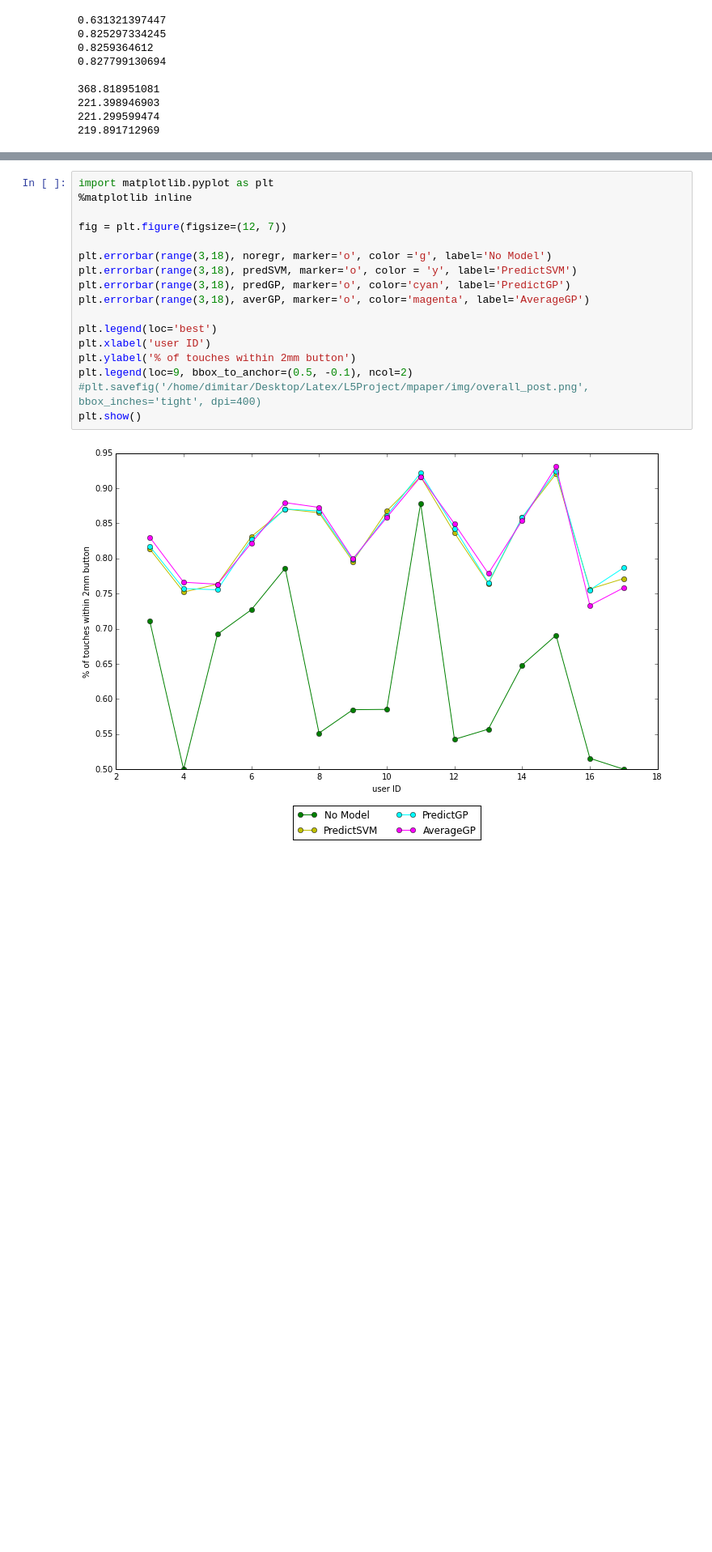
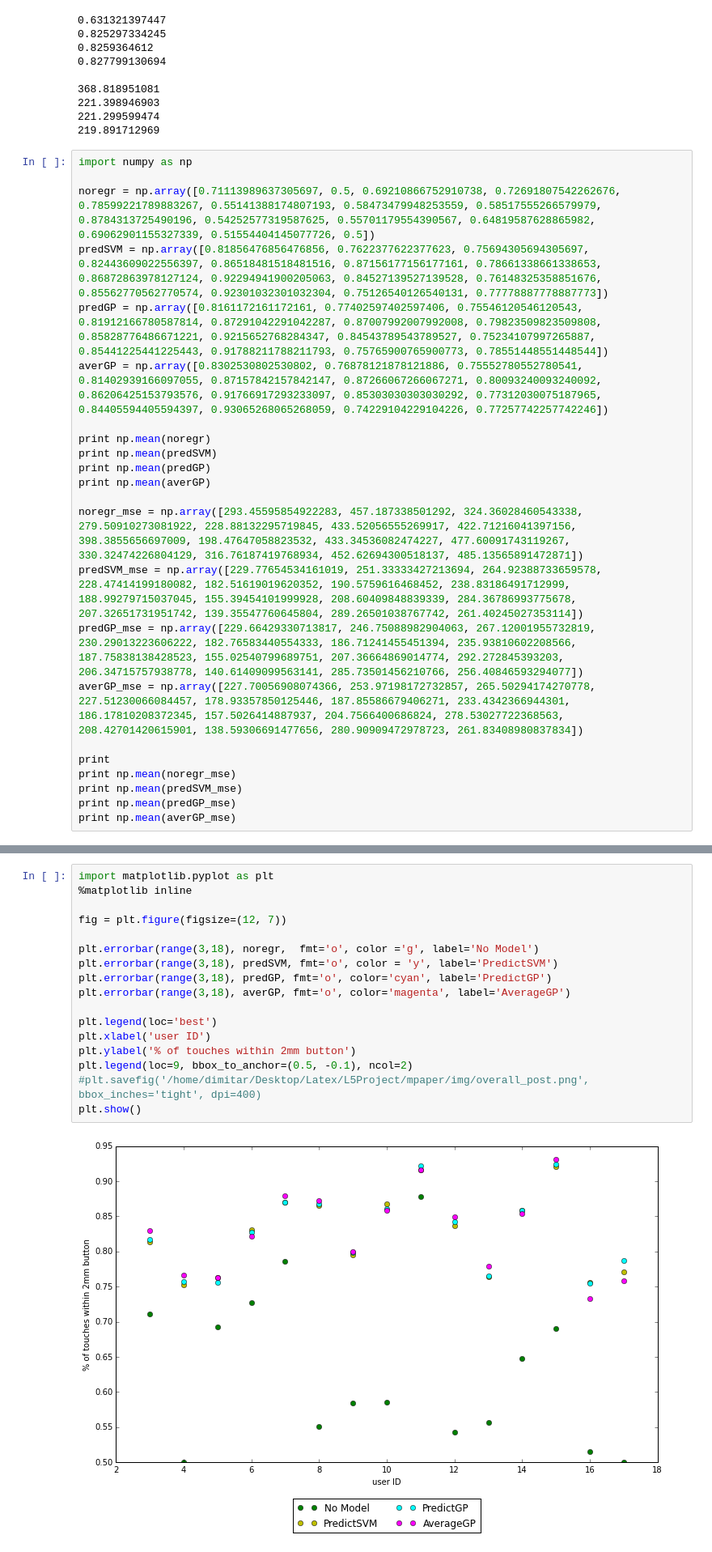
Before and after one commit to Vorte/Level5Project, a Jupyter notebook: notebooks/offsets/ComparePostures.ipynb, the cells around one changed output, grey strips where cells are left out. Shown at 81% size. Saved outputs shown, nothing was run; the diff lists cells and outputs as text; blank space fills up the shorter version.

```diff
--- a/notebooks/offsets/ComparePostures.ipynb
+++ b/notebooks/offsets/ComparePostures.ipynb
@@ -109,3 +109,26 @@ print np.mean(averGP_mse)
 221.398946903
 221.299599474
 219.891712969
+# %%
+import numpy as np
+
+noregr = np.array([0.71113989637305697, 0.5, 0.69210866752910738, 0.72691807542262676, 0.78599221789883267, 0.55141388174807193, 0.58473479948253559, 0.58517555266579979, 0.8784313725490196, 0.54252577319587625, 0.55701179554390567, 0.64819587628865982, 0.69062901155327339, 0.51554404145077726, 0.5])
+predSVM = np.array([0.81856476856476856, 0.7622377622377623, 0.75694305694305697, 0.82443609022556397, 0.86518481518481516, 0.87156177156177161, 0.78661338661338653, 0.86872863978127124, 0.92294941900205063, 0.84527139527139528, 0.76148325358851676, 0.85562770562770574, 0.92301032301032304, 0.75126540126540131, 0.77778887778887773])
+predGP = np.array([0.8161172161172161, 0.77402597402597406, 0.75546120546120543, 0.81912166780587814, 0.87291042291042287, 0.87007992007992008, 0.79823509823509808, 0.85828776486671221, 0.9215652768284347, 0.84543789543789527, 0.75234107997265887, 0.85441225441225443, 0.91788211788211793, 0.75765900765900773, 0.78551448551448544])
+averGP = np.array([0.8302530802530802, 0.76878121878121886, 0.75552780552780541, 0.81402939166097055, 0.87157842157842147, 0.87266067266067271, 0.80093240093240092, 0.86206425153793576, 0.91766917293233097, 0.85303030303030292, 0.77312030075187965, 0.84405594405594397, 0.93065268065268059, 0.74229104229104226, 0.77257742257742246])
+
+print np.mean(noregr)
+print np.mean(predSVM)
+print np.mean(predGP)
+print np.mean(averGP)
+
+noregr_mse = np.array([293.45595854922283, 457.187338501292, 324.36028460543338, 279.50910273081922, 228.88132295719845, 433.52056555269917, 422.71216041397156, 398.3855656697009, 198.47647058823532, 433.34536082474227, 477.60091743119267, 330.32474226804129, 316.76187419768934, 452.62694300518137, 485.13565891472871])
+predSVM_mse = np.array([229.77654534161019, 251.33333427213694, 264.92388733659578, 228.47414199180082, 182.51619019620352, 190.5759616468452, 238.83186491712999, 188.99279715037045, 155.39454101999928, 208.60409848839339, 284.36786993775678, 207.32651731951742, 139.35547760645804, 289.26501038767742, 261.40245027353114])
+predGP_mse = np.array([229.66429330713817, 246.75088982904063, 267.12001955732819, 230.29013223606222, 182.76583440554333, 186.71241455451394, 235.93810602208566, 187.75838138428523, 155.02540799689751, 207.36664869014774, 292.272845393203, 206.34715757938778, 140.61409099563141, 285.73501456210766, 256.40846593294077])
+averGP_mse = np.array([227.70056908074366, 253.97198172732857, 265.50294174270778, 227.51230066084457, 178.93357850125446, 187.85586679406271, 233.4342366944301, 186.17810208372345, 157.5026414887937, 204.7566400686824, 278.53027722368563, 208.42701420615901, 138.59306691477656, 280.90909472978723, 261.83408980837834])
+
+print
+print np.mean(noregr_mse)
+print np.mean(predSVM_mse)
+print np.mean(predGP_mse)
+print np.mean(averGP_mse)
@@ -134,19 +167,19 @@ print np.mean(table,0)
 # %%
 import matplotlib.pyplot as plt
 %matplotlib inline
 
 fig = plt.figure(figsize=(12, 7))
 
-plt.errorbar(range(3,18), noregr, marker='o', color ='g', label='No Model')
-plt.errorbar(range(3,18), predSVM, marker='o', color = 'y', label='PredictSVM')
-plt.errorbar(range(3,18), predGP, marker='o', color='cyan', label='PredictGP')
-plt.errorbar(range(3,18), averGP, marker='o', color='magenta', label='AverageGP')
+plt.errorbar(range(3,18), noregr,  fmt='o', color ='g', label='No Model')
+plt.errorbar(range(3,18), predSVM, fmt='o', color = 'y', label='PredictSVM')
+plt.errorbar(range(3,18), predGP, fmt='o', color='cyan', label='PredictGP')
+plt.errorbar(range(3,18), averGP, fmt='o', color='magenta', label='AverageGP')
 
 plt.legend(loc='best')
 plt.xlabel('user ID')
 plt.ylabel('% of touches within 2mm button')
 plt.legend(loc=9, bbox_to_anchor=(0.5, -0.1), ncol=2)
 #plt.savefig('/home/dimitar/Desktop/Latex/L5Project/mpaper/img/overall_post.png', bbox_inches='tight', dpi=400)
 plt.show()
 # %% [output]
-[figure, old version]
+[figure, new version]
```
Also changed, not shown: parts of 3 cells of this notebook, 1 other file.
